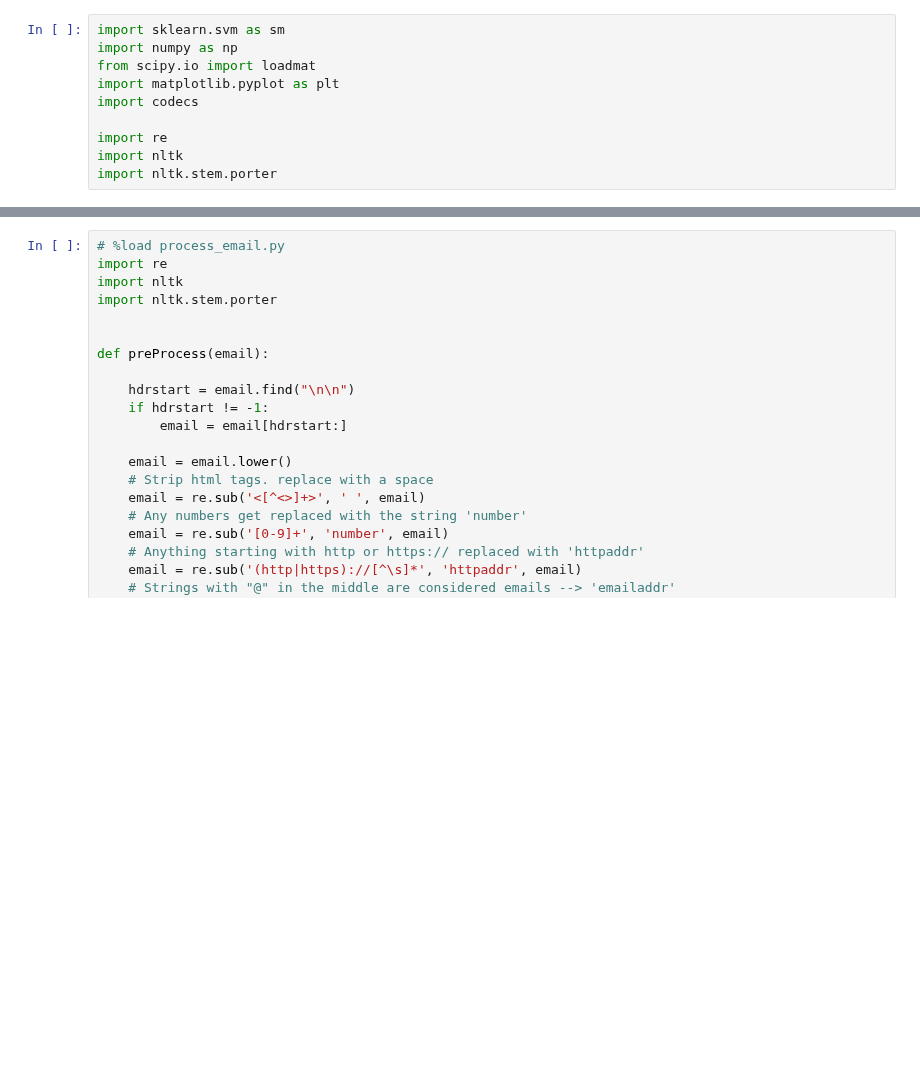
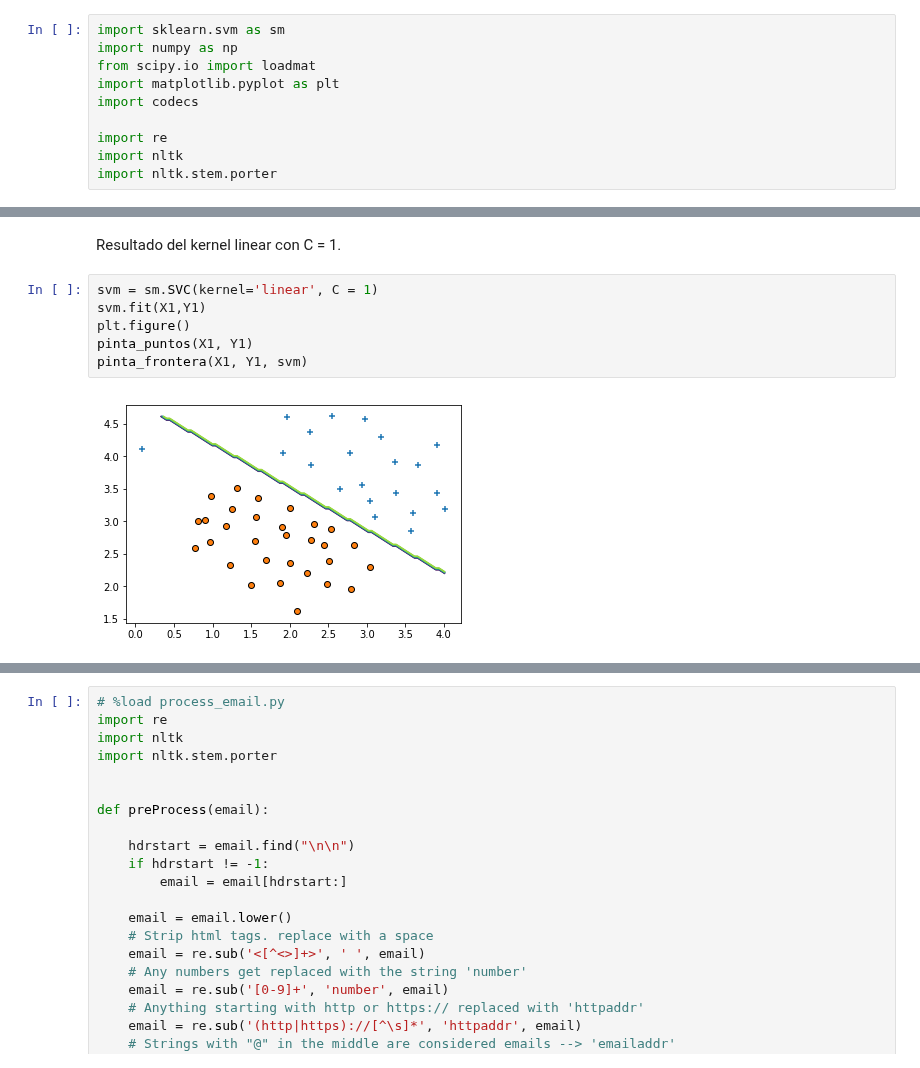
Before and after one commit to Lidiacon/AA, a Jupyter notebook: Practica6bien.ipynb, the cells around one changed output, grey strips where cells are left out. Saved outputs shown, nothing was run; the diff lists cells and outputs as text; blank space fills up the shorter version.

```diff
--- a/Practica6bien.ipynb
+++ b/Practica6bien.ipynb
@@ -10,0 +48,10 @@ import nltk.stem.porter
+# %% [markdown]
+Resultado del kernel linear con C = 1.
+# %%
+svm = sm.SVC(kernel='linear', C = 1)
+svm.fit(X1,Y1)
+plt.figure()
+pinta_puntos(X1, Y1)
+pinta_frontera(X1, Y1, svm)
+# %% [output]
+[figure, added]
```
Also changed, not shown: parts of 47 cells of this notebook.
